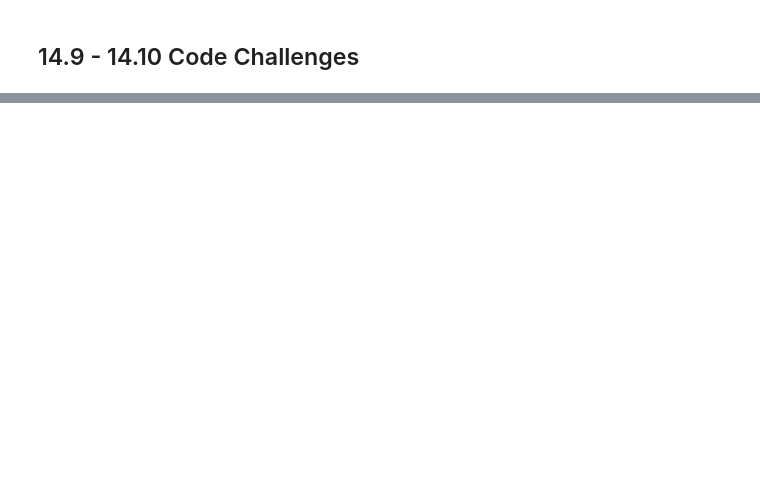
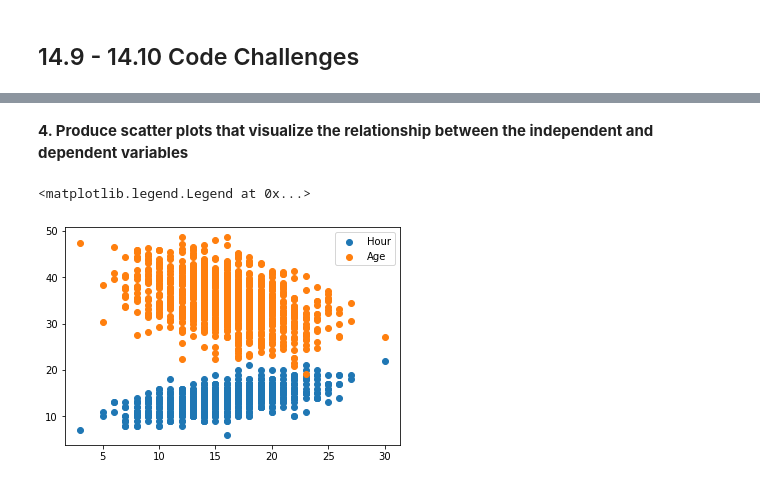
Before and after one commit to BrianLDev/Linear-Algebra-Code-Book, a Jupyter notebook: Ch14-Least_Squares.ipynb, the cells around one changed output, grey strips where cells are left out. Cells and saved outputs as stored; diff of their text form; code cells hidden in the pictures; blank space fills up the shorter version.

Commit message:
Completed coding challenges for Ch 14

```diff
--- a/Ch14-Least_Squares.ipynb
+++ b/Ch14-Least_Squares.ipynb
@@ -407,0 +418,7 @@ do with group?
+# %%
+# load the data for the code challenge from the website
+# (note - the data is also stored in the `data/14`` subfolder in case the link doesn't work)
+import pandas as pd
+data = pd.read_csv("https://sincxpress.com/widget_data.txt", header=None)
+data.columns = ["Hour", "Age", "Qty"]
+data
@@ -407,0 +463,4 @@ do with group?
+# %%
+X = data.iloc[:, 0:2]
+X.insert(0, "Intercept", 1)
+X.head()
@@ -407,0 +474,3 @@ do with group?
+# %%
+y = data.iloc[:, 2:3]
+y.head()
@@ -407,0 +512,9 @@ do with group?
+# %% [markdown]
+**4. Produce scatter plots that visualize the relationship between the independent and dependent variables**
+# %%
+plt.scatter(y, X["Hour"], label="Hour")
+plt.scatter(y, X["Age"], label="Age")
+plt.legend(loc="upper right")
+# %% [output]
+<matplotlib.legend.Legend at 0x...>
+[figure, added]
```
Also changed, not shown: parts of 21 cells of this notebook, 1 other file.
